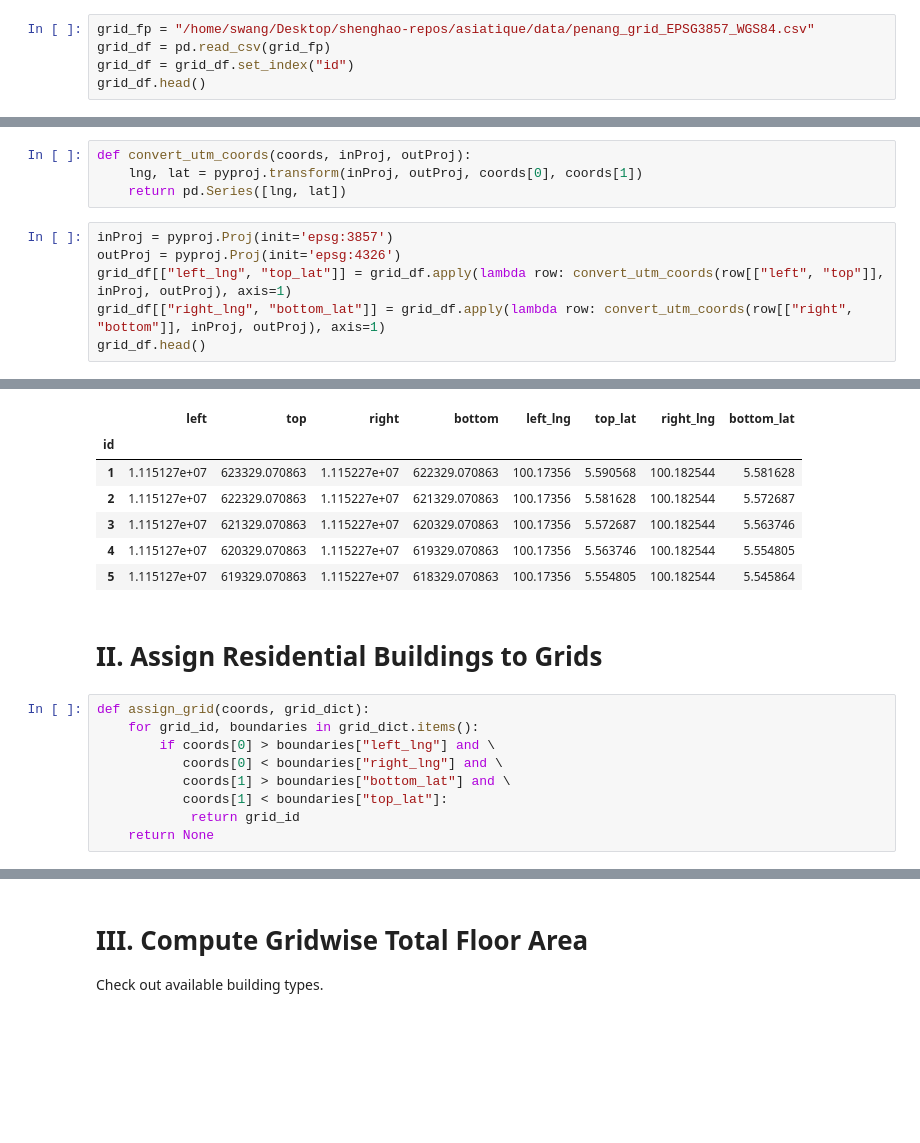
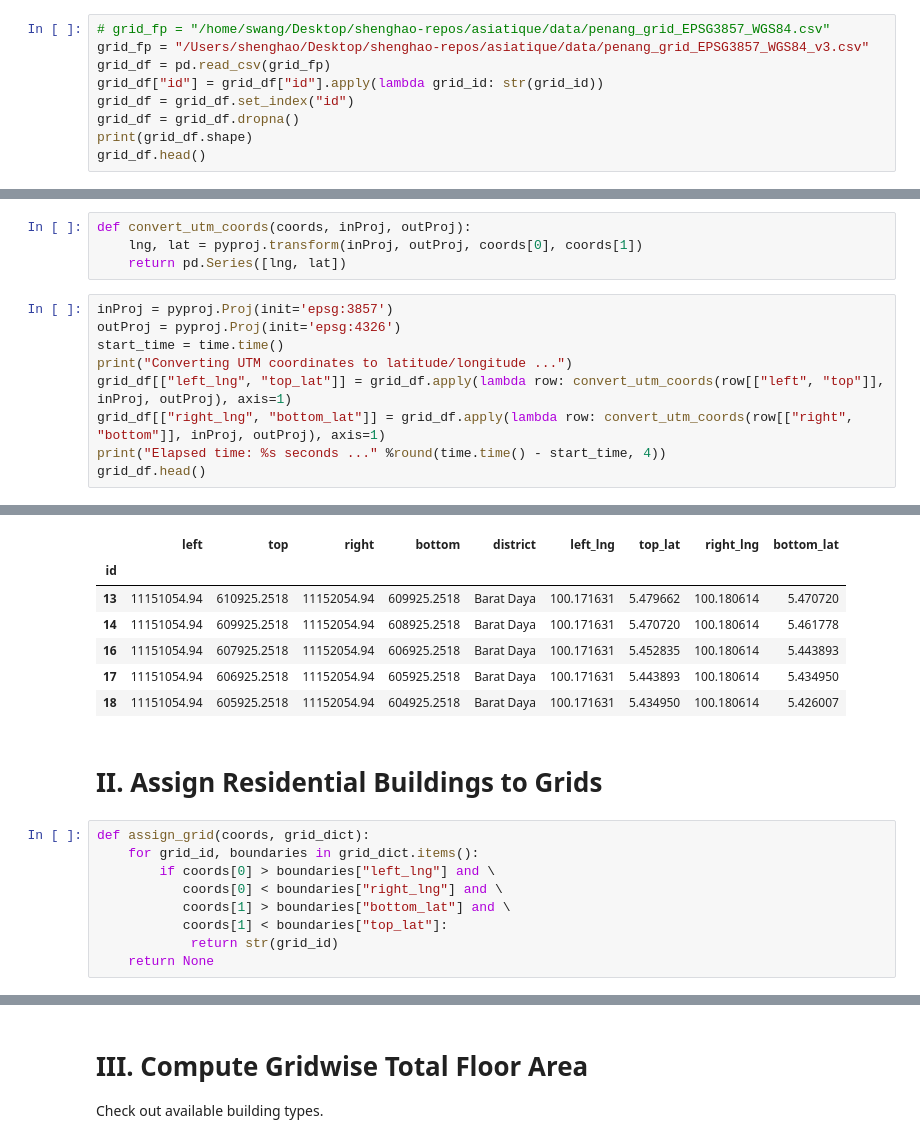
Before and after one commit to shenghaowang/asiatique, a Jupyter notebook: Penang.ipynb, the cells around one changed output, grey strips where cells are left out. Drawn from its saved outputs; the diff is of its cells as text; blank space fills up the shorter version.

```diff
--- a/Penang.ipynb
+++ b/Penang.ipynb
@@ -5,8 +9,12 @@ import pyproj
 # I. Load Grids
 Load rectangular grids generated by QGIS
 # %%
-grid_fp = "/home/swang/Desktop/shenghao-repos/asiatique/data/penang_grid_EPSG3857_WGS84.csv"
+# grid_fp = "/home/swang/Desktop/shenghao-repos/asiatique/data/penang_grid_EPSG3857_WGS84.csv"
+grid_fp = "/Users/shenghao/Desktop/shenghao-repos/asiatique/data/penang_grid_EPSG3857_WGS84_v3.csv"
 grid_df = pd.read_csv(grid_fp)
+grid_df["id"] = grid_df["id"].apply(lambda grid_id: str(grid_id))
 grid_df = grid_df.set_index("id")
+grid_df = grid_df.dropna()
+print(grid_df.shape)
 grid_df.head()
 # %% [output]
@@ -26,7 +35,10 @@ def convert_utm_coords(coords, inProj, outProj):
 # %%
 inProj = pyproj.Proj(init='epsg:3857')
 outProj = pyproj.Proj(init='epsg:4326')
+start_time = time.time()
+print("Converting UTM coordinates to latitude/longitude ...")
 grid_df[["left_lng", "top_lat"]] = grid_df.apply(lambda row: convert_utm_coords(row[["left", "top"]], inProj, outProj), axis=1)
 grid_df[["right_lng", "bottom_lat"]] = grid_df.apply(lambda row: convert_utm_coords(row[["right", "bottom"]], inProj, outProj), axis=1)
+print("Elapsed time: %s seconds ..." %round(time.time() - start_time, 4))
 grid_df.head()
 # %% [output]
@@ -33,10 +47,10 @@ grid_df.head()
-|  | left | top | right | bottom | left_lng | top_lat | right_lng | bottom_lat |
-| id |  |  |  |  |  |  |  |  |
-| 1 | 1.115127e+07 | 623329.070863 | 1.115227e+07 | 622329.070863 | 100.17356 | 5.590568 | 100.182544 | 5.581628 |
-| 2 | 1.115127e+07 | 622329.070863 | 1.115227e+07 | 621329.070863 | 100.17356 | 5.581628 | 100.182544 | 5.572687 |
-| 3 | 1.115127e+07 | 621329.070863 | 1.115227e+07 | 620329.070863 | 100.17356 | 5.572687 | 100.182544 | 5.563746 |
-| 4 | 1.115127e+07 | 620329.070863 | 1.115227e+07 | 619329.070863 | 100.17356 | 5.563746 | 100.182544 | 5.554805 |
-| 5 | 1.115127e+07 | 619329.070863 | 1.115227e+07 | 618329.070863 | 100.17356 | 5.554805 | 100.182544 | 5.545864 |
+|  | left | top | right | bottom | district | left_lng | top_lat | right_lng | bottom_lat |
+| id |  |  |  |  |  |  |  |  |  |
+| 13 | 11151054.94 | 610925.2518 | 11152054.94 | 609925.2518 | Barat Daya | 100.171631 | 5.479662 | 100.180614 | 5.470720 |
+| 14 | 11151054.94 | 609925.2518 | 11152054.94 | 608925.2518 | Barat Daya | 100.171631 | 5.470720 | 100.180614 | 5.461778 |
+| 16 | 11151054.94 | 607925.2518 | 11152054.94 | 606925.2518 | Barat Daya | 100.171631 | 5.452835 | 100.180614 | 5.443893 |
+| 17 | 11151054.94 | 606925.2518 | 11152054.94 | 605925.2518 | Barat Daya | 100.171631 | 5.443893 | 100.180614 | 5.434950 |
+| 18 | 11151054.94 | 605925.2518 | 11152054.94 | 604925.2518 | Barat Daya | 100.171631 | 5.434950 | 100.180614 | 5.426007 |
 # %% [markdown]
 # II. Assign Residential Buildings to Grids
 # %%
@@ -46,7 +60,7 @@ def assign_grid(coords, grid_dict):
            coords[0] < boundaries["right_lng"] and \
            coords[1] > boundaries["bottom_lat"] and \
            coords[1] < boundaries["top_lat"]:
-            return grid_id
+            return str(grid_id)
     return None
 # %%
 grid_dict = grid_df.to_dict('index')
```
Also changed, not shown: parts of 13 cells of this notebook, 14 other files.
